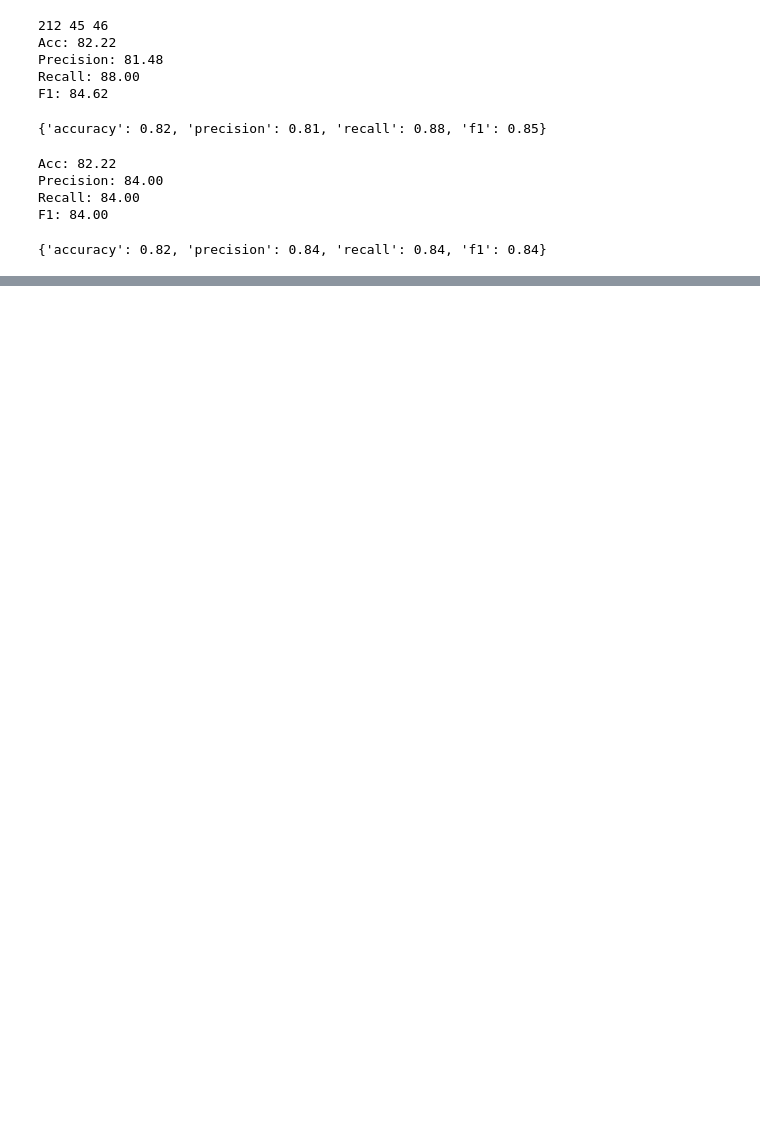
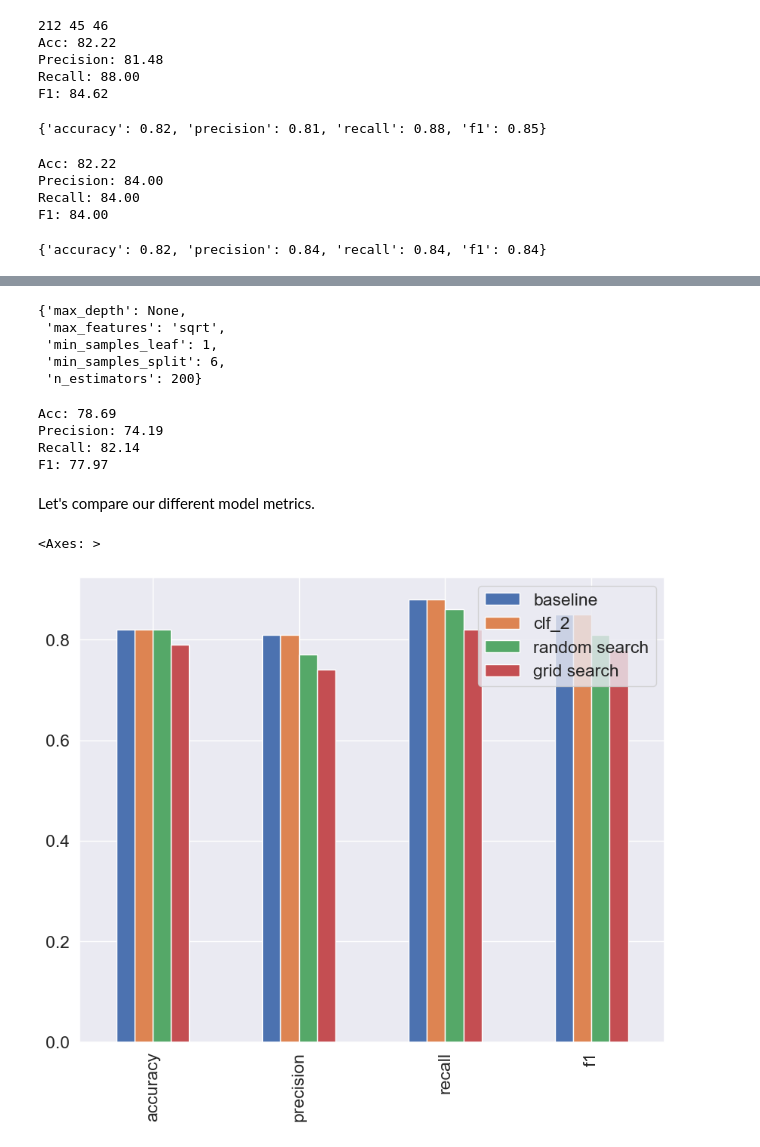
Before and after one commit to josematute/ml, a Jupyter notebook: sk-learn/scikit-learn_step_by_step.ipynb, the cells around one changed output, grey strips where cells are left out. Saved outputs shown, nothing was run; the diff lists cells and outputs as text; code cells hidden in the pictures; blank space fills up the shorter version.

```diff
--- a/sk-learn/scikit-learn_step_by_step.ipynb
+++ b/sk-learn/scikit-learn_step_by_step.ipynb
@@ -1748,0 +1855,27 @@ clf_2_metrics
+# %%
+# make new grid based on results of RandomizedSearchCV for optimization and less useless iterations
+grid_2 = {'max_depth': [None],
+          'max_features': ['auto', 'sqrt'],
+          'min_samples_leaf': [1, 2],
+          'min_samples_split': [ 6],
+          'n_estimators': [100, 200, 500]}
+# %%
+from sklearn.model_selection import GridSearchCV, train_test_split
+
+np.random.seed(42)
+
+# Split into X and y
+X = heart_disease_shuffled.drop("target", axis=1)
+y = heart_disease_shuffled["target"]
+
+# Split into train and test sets
+X_train, X_test, y_train, y_test = train_test_split(X, y, test_size=0.2)
+
+# Instantiate RandomForestClassifier
+clf = RandomForestClassifier(n_jobs=1)
+
+# Setup GridSearchCV, n_iter = number of models to try
+gs_clf = GridSearchCV(estimator=clf, param_grid=grid_2, cv=5, verbose=2)
+
+# fir the GridSearchCV version of clf
+gs_clf.fit(X_train, y_train)
@@ -1748,0 +1910,31 @@ clf_2_metrics
+# %%
+gs_clf.best_params_
+# %% [output]
+{'max_depth': None,
+ 'max_features': 'sqrt',
+ 'min_samples_leaf': 1,
+ 'min_samples_split': 6,
+ 'n_estimators': 200}
+# %%
+# Make preds with the best hyperparams
+gs_y_preds = gs_clf.predict(X_test)
+
+# evaluate the predictions
+gs_metrics = evaluate_preds(y_test, gs_y_preds)
+# %% [output]
+Acc: 78.69
+Precision: 74.19
+Recall: 82.14
+F1: 77.97
+# %% [markdown]
+Let's compare our different model metrics.
+# %%
+compare_metrics = pd.DataFrame({"baseline": baseline_metrics,
+                               "clf_2": clf_2_metrics,
+                               "random search": rs_metrics,
+                               "grid search": gs_metrics})
+
+compare_metrics.plot.bar(figsize=(10,8))
+# %% [output]
+<Axes: >
+[figure, added]
```
Also changed, not shown: parts of 10 cells of this notebook.
